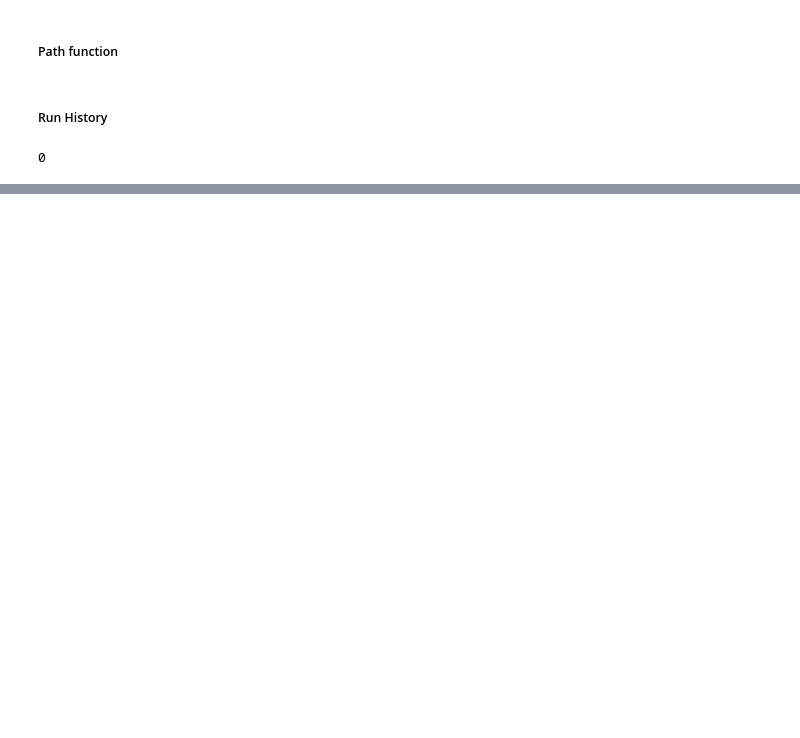
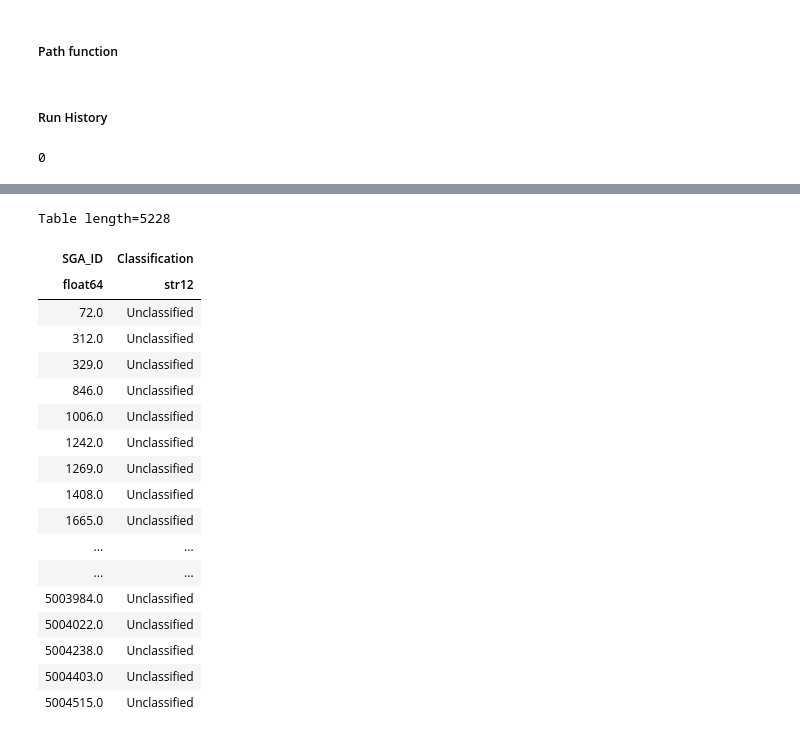
Before and after one commit to DESI-UR/morphology_classification, a Jupyter notebook: SGA/SGA_Generator.ipynb, the cells around one changed output, grey strips where cells are left out. Drawn from its saved outputs; the diff is of its cells as text; code cells hidden in the pictures; blank space fills up the shorter version.

```diff
--- a/SGA/SGA_Generator.ipynb
+++ b/SGA/SGA_Generator.ipynb
@@ -156,0 +202,23 @@ Table length=4000
+# %%
+classes = final.group_by('Classification').groups
+classes[4]
+# %% [output]
+Table length=5228
+| SGA_ID | Classification |
+| float64 | str12 |
+| 72.0 | Unclassified |
+| 312.0 | Unclassified |
+| 329.0 | Unclassified |
+| 846.0 | Unclassified |
+| 1006.0 | Unclassified |
+| 1242.0 | Unclassified |
+| 1269.0 | Unclassified |
+| 1408.0 | Unclassified |
+| 1665.0 | Unclassified |
+| ... | ... |
+| ... | ... |
+| 5003984.0 | Unclassified |
+| 5004022.0 | Unclassified |
+| 5004238.0 | Unclassified |
+| 5004403.0 | Unclassified |
+| 5004515.0 | Unclassified |
```
Also changed, not shown: parts of 13 cells of this notebook, 12 other files.
